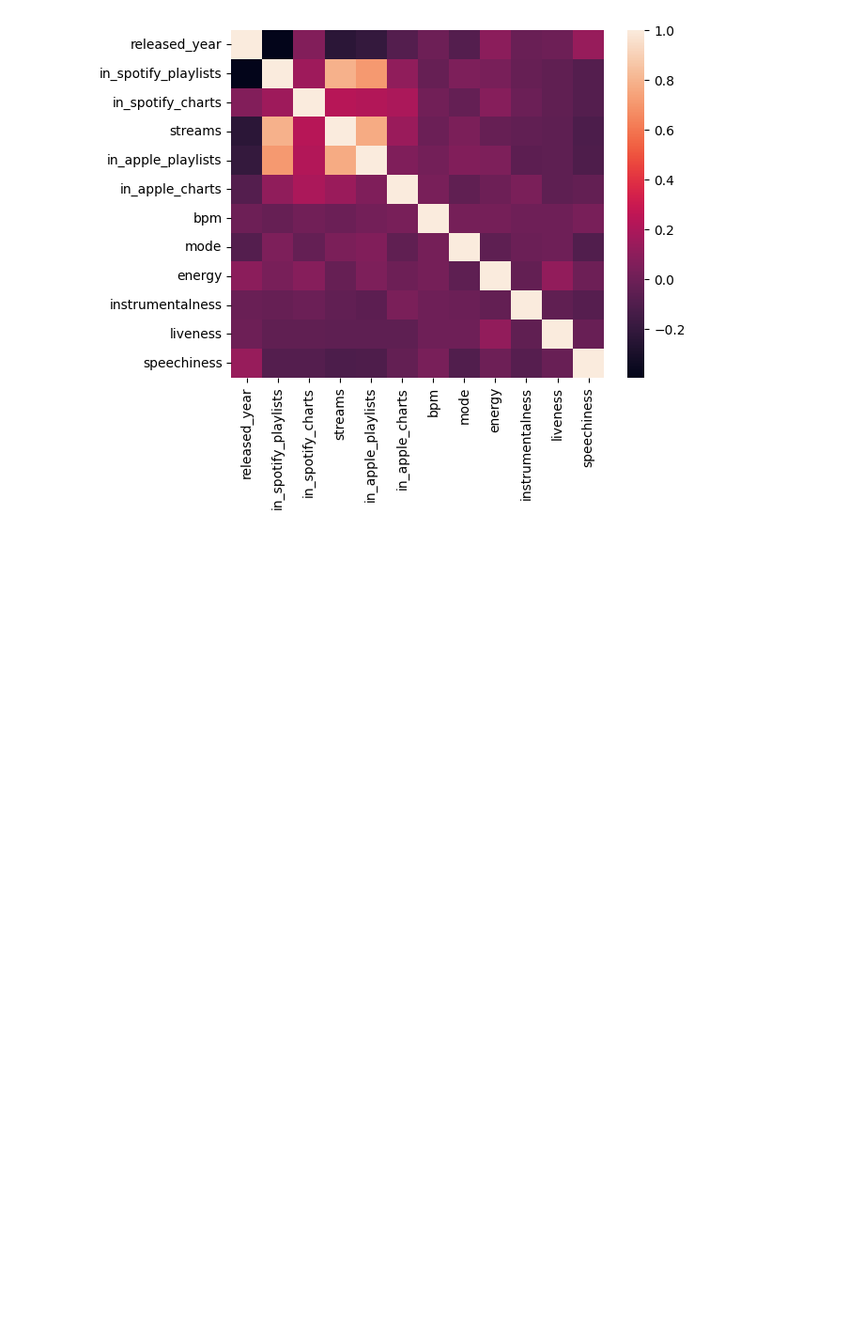
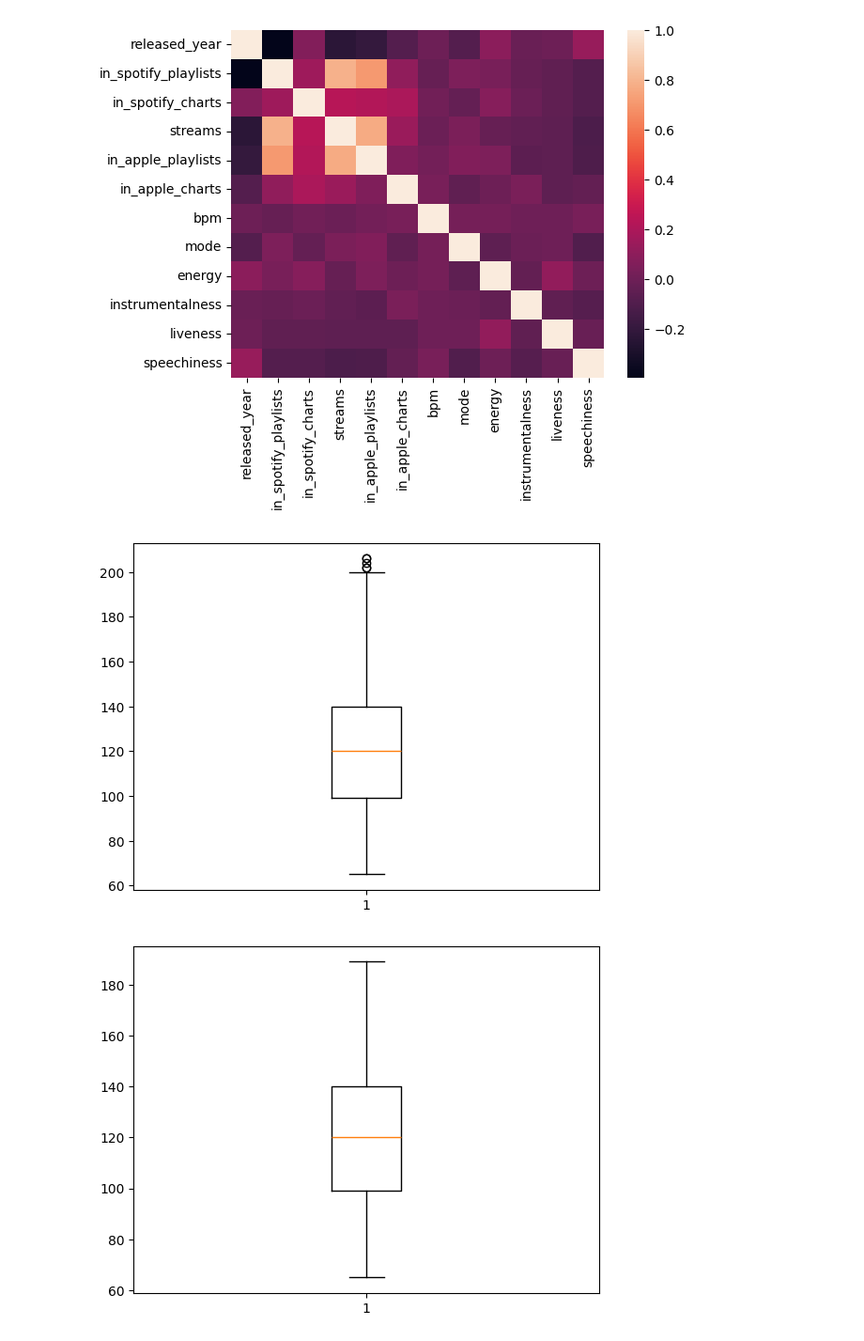
Before and after one commit to filiptrivan/mini-ml-projects, a Jupyter notebook: clustering-kmeans.ipynb, the cells around one changed output. Shown at 94% size. Saved outputs shown, nothing was run; the diff lists cells and outputs as text; code cells hidden in the pictures; blank space fills up the shorter version.

```diff
--- a/clustering-kmeans.ipynb
+++ b/clustering-kmeans.ipynb
@@ -68,3 +68,9 @@ plt.show()
 # %%
 # streams, in_apple_playlists i in_spotify_playlists su međusobno jako povezani (ako pesma ima puno streamova, skoro sigurno ima i puno dodavanja na plejlistama).
 # Ako sve ostaviš, algoritam će „duplirati“ (ili čak „utrostručiti“) značaj tih varijabli i klasterizacija neće biti fer – grupisaće pesme uglavnom po tome, ignorišući druge osobine.
+# Izbacujemo bilo koje dve od te tri
+data.drop(columns=['in_apple_playlists', 'in_spotify_playlists'], inplace=True)
+# %%
+def show_boxplot(data):
+    plt.boxplot(data)
+    plt.show()
@@ -70,0 +79,10 @@ plt.show()
+# %%
+show_boxplot(data['bpm'])
+
+data['bpm'] = winsorize(data['bpm'], limits=[0, 0.01])
+
+# We don't drop bpm, we only drop variables if they contains more then 10% of the outliers
+show_boxplot(data['bpm'])
+# %% [output]
+[figure, added]
+[figure, added]
```
Also changed, not shown: parts of 6 cells of this notebook.
